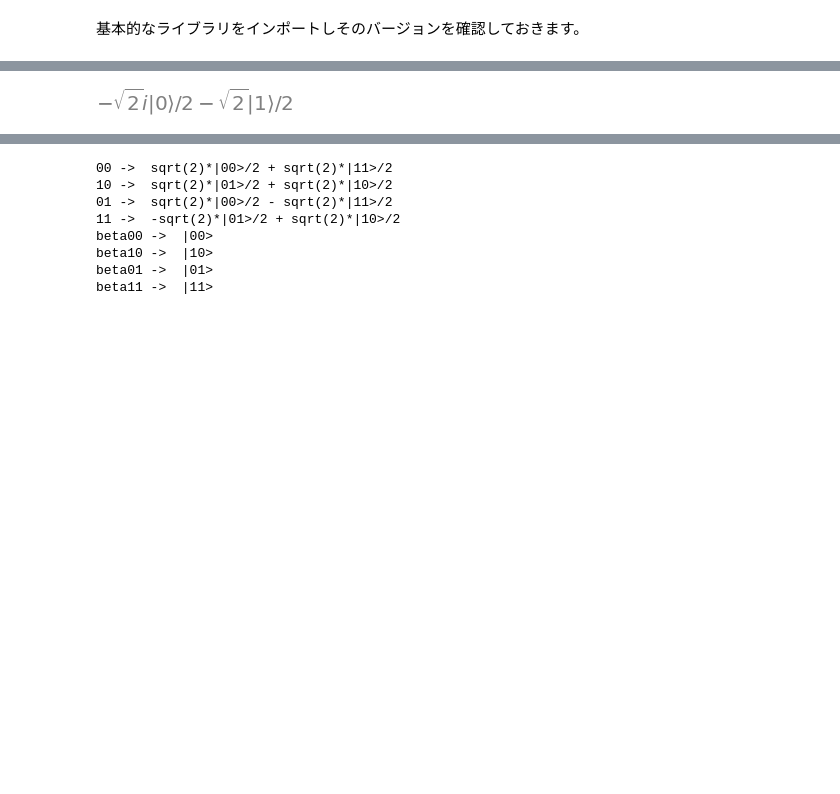
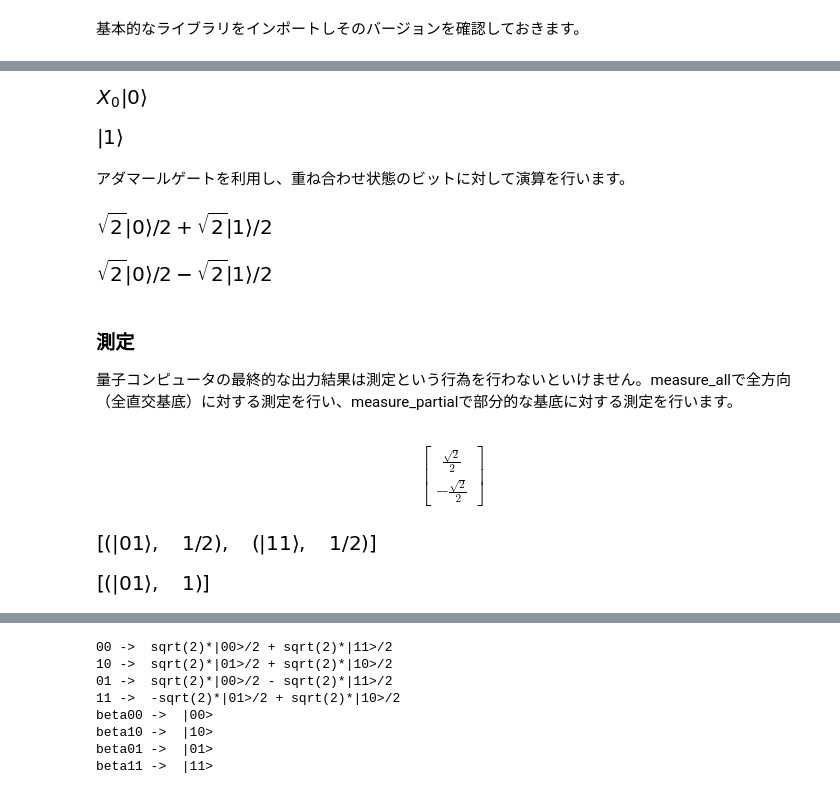
Before and after one commit to hiroshi0530/wa-src, a Jupyter notebook: article/library/sympy/qc/qc_nb.ipynb, the cells around one changed output, grey strips where cells are left out. Cells and saved outputs as stored; diff of their text form; code cells hidden in the pictures; blank space fills up the shorter version.

```diff
--- a/article/library/sympy/qc/qc_nb.ipynb
+++ b/article/library/sympy/qc/qc_nb.ipynb
@@ -125,0 +65,6 @@ X(0)
+# %%
+# 1量子ビット
+q0 = Qubit('0')
+q1 = Qubit('1')
+p0 = QubitBra('1')
+p1 = QubitBra('1')
@@ -154,4 +198,21 @@ S(0)*Y(0)*X(0)*H(0)*ket0
+# %%
+X(0) * q0
+# %% [output]
+[figure, added]
+# %%
+qapply(X(0) * q0)
+# %% [output]
+[figure, added]
+# %% [markdown]
+アダマールゲートを利用し、重ね合わせ状態のビットに対して演算を行います。
+# %%
+qapply(H(0)*q0)
+# %% [output]
+[figure, added]
 # %%
-qapply(S(0)*Y(0)*X(0)*H(0)*ket0)
+qapply(Z(0)*H(0)*q0)
 # %% [output]
-[figure, old version]
+[figure, new version]
+# %% [markdown]
+### 測定
+量子コンピュータの最終的な出力結果は測定という行為を行わないといけません。measure_allで全方向（全直交基底）に対する測定を行い、measure_partialで部分的な基底に対する測定を行います。
@@ -157,0 +223,12 @@ qapply(S(0)*Y(0)*X(0)*H(0)*ket0)
+# %%
+represent(_)
+# %% [output]
+$$\left[\begin{matrix}\frac{\sqrt{2}}{2}\\- \frac{\sqrt{2}}{2}\end{matrix}\right]$$
+# %%
+measure_all(_)
+# %% [output]
+[figure, added]
+# %%
+measure_all(q0)
+# %% [output]
+[figure, added]
```
Also changed, not shown: parts of 95 cells of this notebook, 42 other files.
